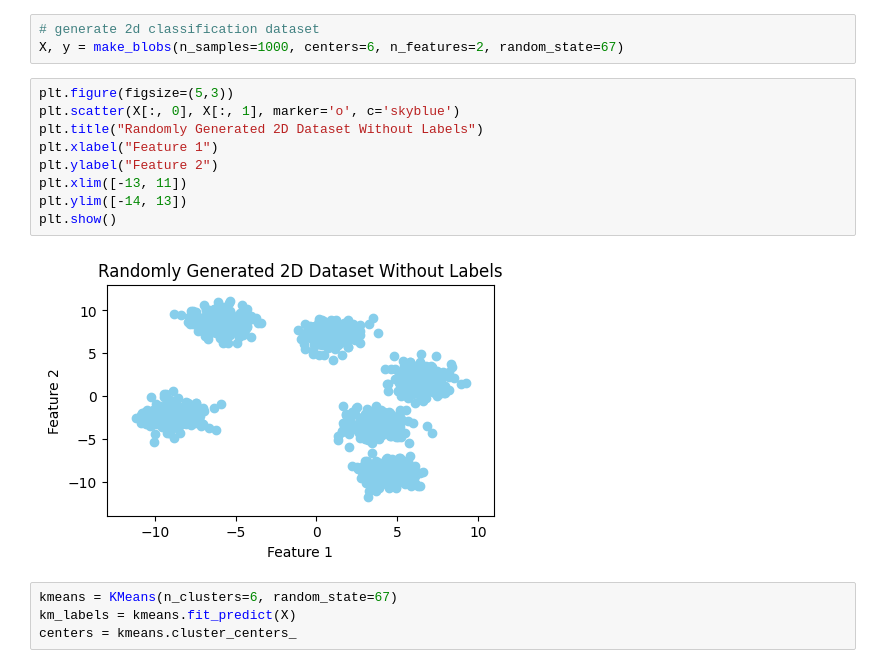
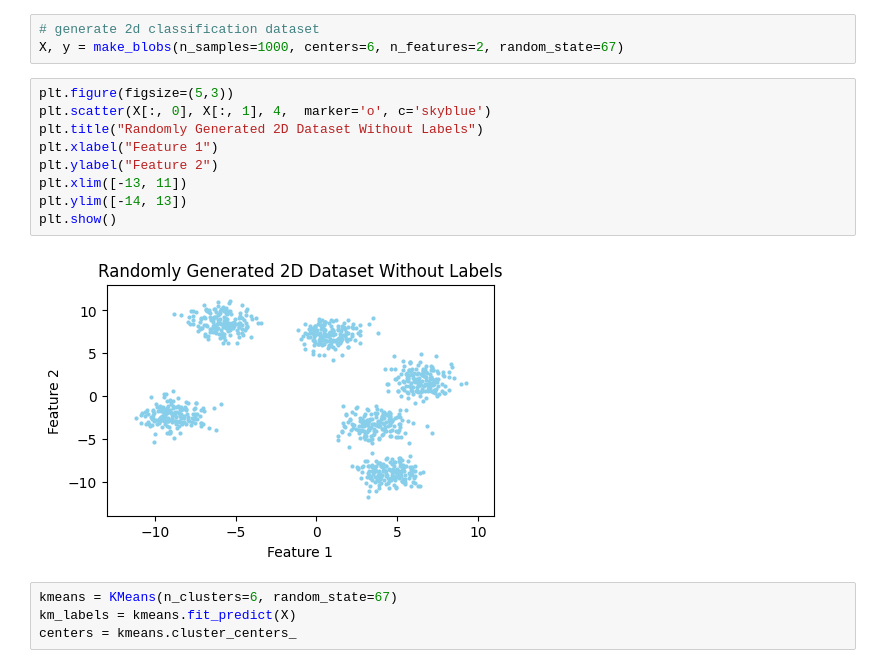
Before and after one commit to alexbelengeanu/ml-labs, a Jupyter notebook: lab1-clustering/exercitiul1.ipynb, the cells around one changed output. Drawn from its saved outputs; the diff is of its cells as text.

```diff
--- a/lab1-clustering/exercitiul1.ipynb
+++ b/lab1-clustering/exercitiul1.ipynb
@@ -36,15 +38,15 @@ Subclasses:
 X, y = make_blobs(n_samples=1000, centers=6, n_features=2, random_state=67)
 # %%
 plt.figure(figsize=(5,3))
-plt.scatter(X[:, 0], X[:, 1], marker='o', c='skyblue')
+plt.scatter(X[:, 0], X[:, 1], 4,  marker='o', c='skyblue')
 plt.title("Randomly Generated 2D Dataset Without Labels")
 plt.xlabel("Feature 1")
 plt.ylabel("Feature 2")
 plt.xlim([-13, 11])
 plt.ylim([-14, 13])
 plt.show()
 # %% [output]
-[figure, old version]
+[figure, new version]
 # %%
 kmeans = KMeans(n_clusters=6, random_state=67)
 km_labels = kmeans.fit_predict(X)
```
Also changed, not shown: parts of 5 cells of this notebook, 2 other files.
